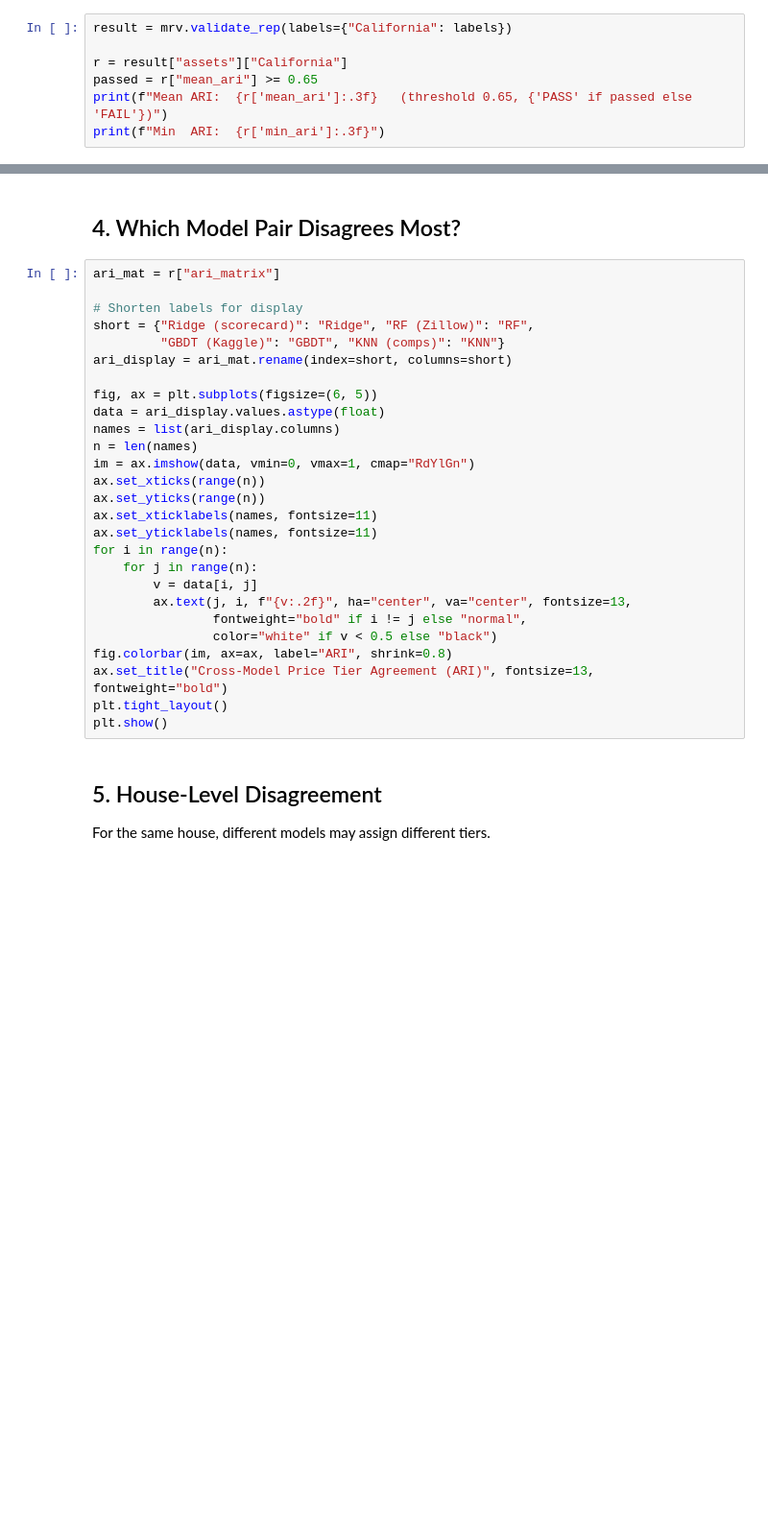
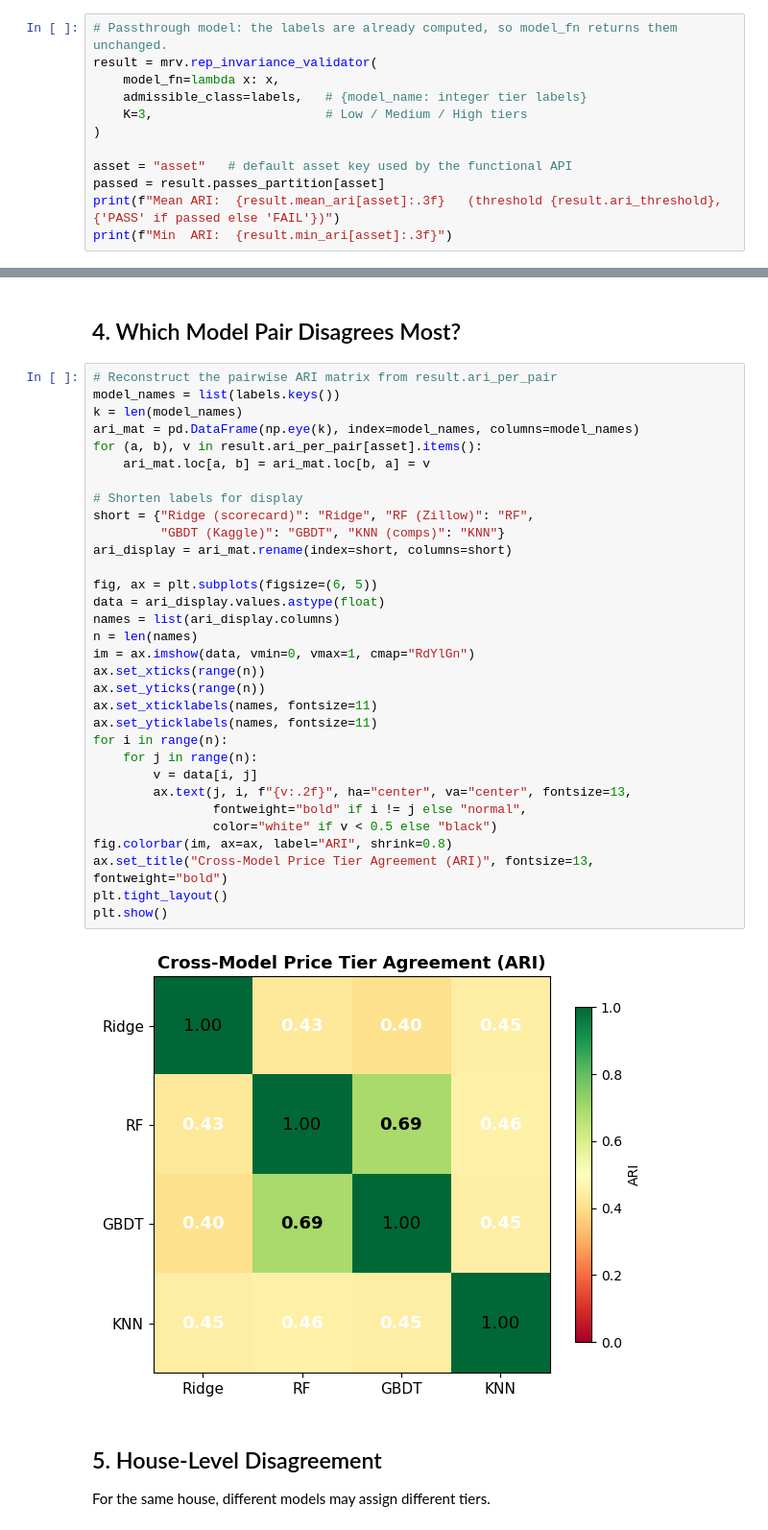
Before and after one commit to modelguard-lab/mrv-lib, a Jupyter notebook: examples/example_california_housing.ipynb, the cells around one changed output, grey strips where cells are left out. Shown at 96% size. Drawn from its saved outputs; the diff is of its cells as text; blank space fills up the shorter version.

```diff
--- a/examples/example_california_housing.ipynb
+++ b/examples/example_california_housing.ipynb
@@ -86,7 +110,12 @@ This takes **two lines of code**. mrv doesn't care what model you used -- it onl
 # %%
-result = mrv.validate_rep(labels={"California": labels})
+# Passthrough model: the labels are already computed, so model_fn returns them unchanged.
+result = mrv.rep_invariance_validator(
+    model_fn=lambda x: x,
+    admissible_class=labels,   # {model_name: integer tier labels}
+    K=3,                       # Low / Medium / High tiers
+)
 
-r = result["assets"]["California"]
-passed = r["mean_ari"] >= 0.65
-print(f"Mean ARI:  {r['mean_ari']:.3f}   (threshold 0.65, {'PASS' if passed else 'FAIL'})")
-print(f"Min  ARI:  {r['min_ari']:.3f}")
+asset = "asset"   # default asset key used by the functional API
+passed = result.passes_partition[asset]
+print(f"Mean ARI:  {result.mean_ari[asset]:.3f}   (threshold {result.ari_threshold}, {'PASS' if passed else 'FAIL'})")
+print(f"Min  ARI:  {result.min_ari[asset]:.3f}")
@@ -93,32 +125,39 @@ print(f"Min  ARI:  {r['min_ari']:.3f}")
 # %% [markdown]
 ## 4. Which Model Pair Disagrees Most?
 # %%
-ari_mat = r["ari_matrix"]
+# Reconstruct the pairwise ARI matrix from result.ari_per_pair
+model_names = list(labels.keys())
+k = len(model_names)
+ari_mat = pd.DataFrame(np.eye(k), index=model_names, columns=model_names)
+for (a, b), v in result.ari_per_pair[asset].items():
+    ari_mat.loc[a, b] = ari_mat.loc[b, a] = v
 
 # Shorten labels for display
 short = {"Ridge (scorecard)": "Ridge", "RF (Zillow)": "RF",
          "GBDT (Kaggle)": "GBDT", "KNN (comps)": "KNN"}
 ari_display = ari_mat.rename(index=short, columns=short)
 
 fig, ax = plt.subplots(figsize=(6, 5))
 data = ari_display.values.astype(float)
 names = list(ari_display.columns)
 n = len(names)
 im = ax.imshow(data, vmin=0, vmax=1, cmap="RdYlGn")
 ax.set_xticks(range(n))
 ax.set_yticks(range(n))
 ax.set_xticklabels(names, fontsize=11)
 ax.set_yticklabels(names, fontsize=11)
 for i in range(n):
     for j in range(n):
         v = data[i, j]
         ax.text(j, i, f"{v:.2f}", ha="center", va="center", fontsize=13,
                 fontweight="bold" if i != j else "normal",
                 color="white" if v < 0.5 else "black")
 fig.colorbar(im, ax=ax, label="ARI", shrink=0.8)
 ax.set_title("Cross-Model Price Tier Agreement (ARI)", fontsize=13, fontweight="bold")
 plt.tight_layout()
 plt.show()
+# %% [output]
+[figure, added]
 # %% [markdown]
 ## 5. House-Level Disagreement
 
```
Also changed, not shown: parts of 7 cells of this notebook, 55 other files.
